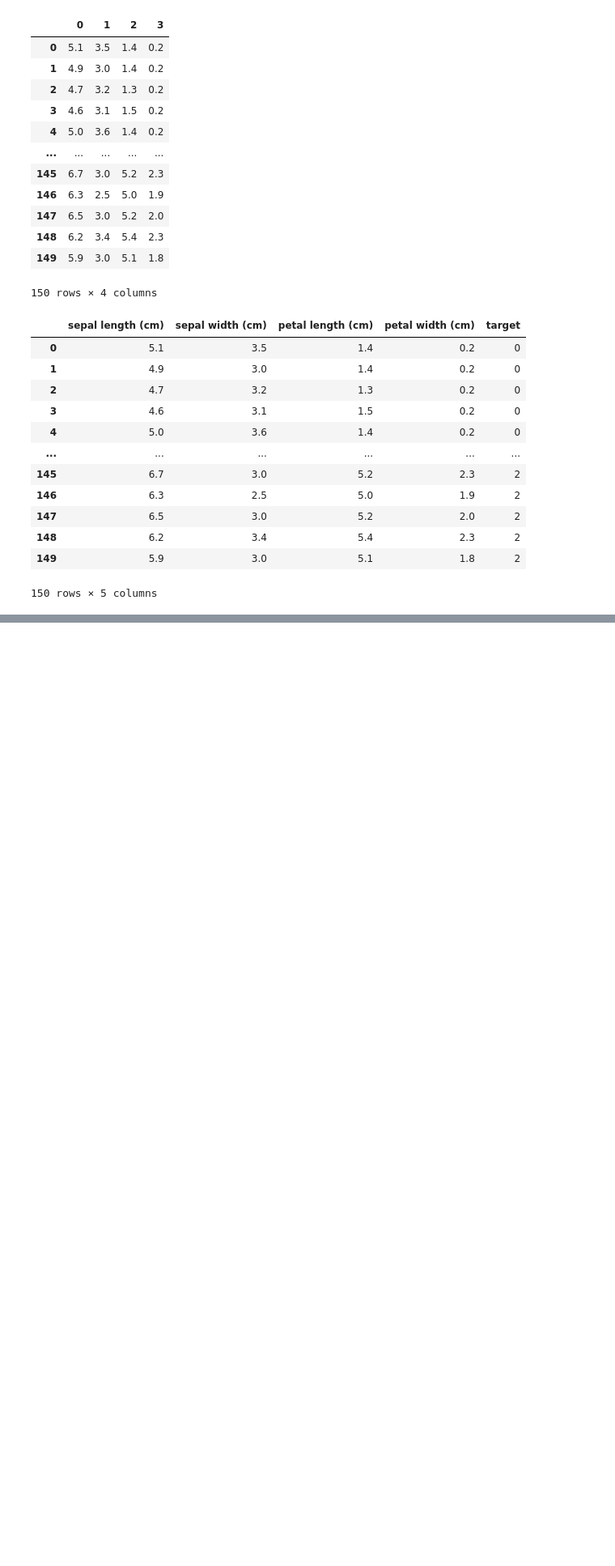
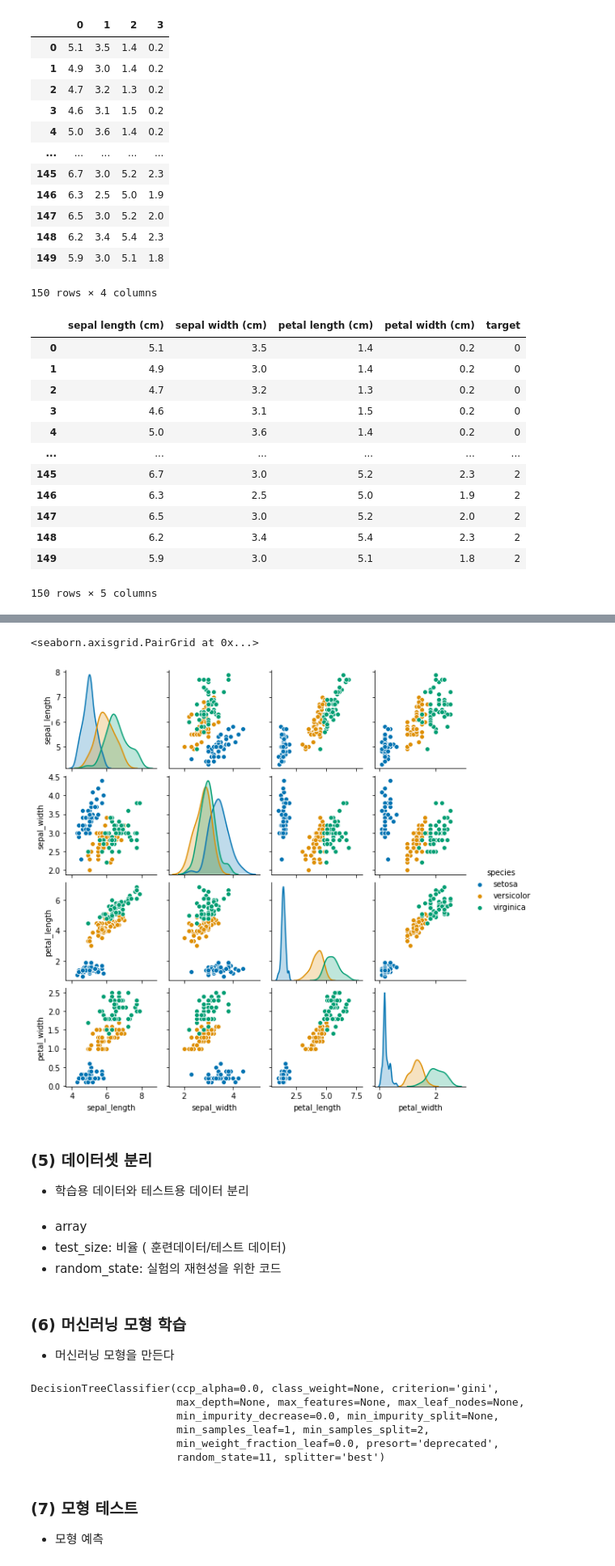
Before and after one commit to Bokyoung-00/machine_learning_education, a Jupyter notebook: ml_clf/200818_ml_iris_sample.ipynb, the cells around one changed output, grey strips where cells are left out. Shown at 81% size. Saved outputs shown, nothing was run; the diff lists cells and outputs as text; code cells hidden in the pictures; blank space fills up the shorter version.

```diff
--- a/ml_clf/200818_ml_iris_sample.ipynb
+++ b/ml_clf/200818_ml_iris_sample.ipynb
@@ -85,0 +135,10 @@ df_iris
+# %%
+# Teacher's answer
+
+sns.pairplot(temp_data, hue="species", height=2, palette="colorblind")
+# %% [output]
+<seaborn.axisgrid.PairGrid at 0x...>
+[figure, added]
+# %% [markdown]
+### (5) 데이터셋 분리
+- 학습용 데이터와 테스트용 데이터 분리
@@ -85,0 +154,25 @@ df_iris
+# %% [markdown]
+- array
+- test_size: 비율 ( 훈련데이터/테스트 데이터)
+- random_state: 실험의 재현성을 위한 코드
+# %% [markdown]
+### (6) 머신러닝 모형 학습
+- 머신러닝 모형을 만든다
+# %%
+from sklearn.tree import DecisionTreeClassifier
+
+# 객체 생성
+dt_clf = DecisionTreeClassifier(random_state= 11)
+
+# 학습 수행
+dt_clf.fit(X_train, y_train)
+# %% [output]
+DecisionTreeClassifier(ccp_alpha=0.0, class_weight=None, criterion='gini',
+                       max_depth=None, max_features=None, max_leaf_nodes=None,
+                       min_impurity_decrease=0.0, min_impurity_split=None,
+                       min_samples_leaf=1, min_samples_split=2,
+                       min_weight_fraction_leaf=0.0, presort='deprecated',
+                       random_state=11, splitter='best')
+# %% [markdown]
+### (7) 모형 테스트
+- 모형 예측
```
Also changed, not shown: parts of 9 cells of this notebook.
